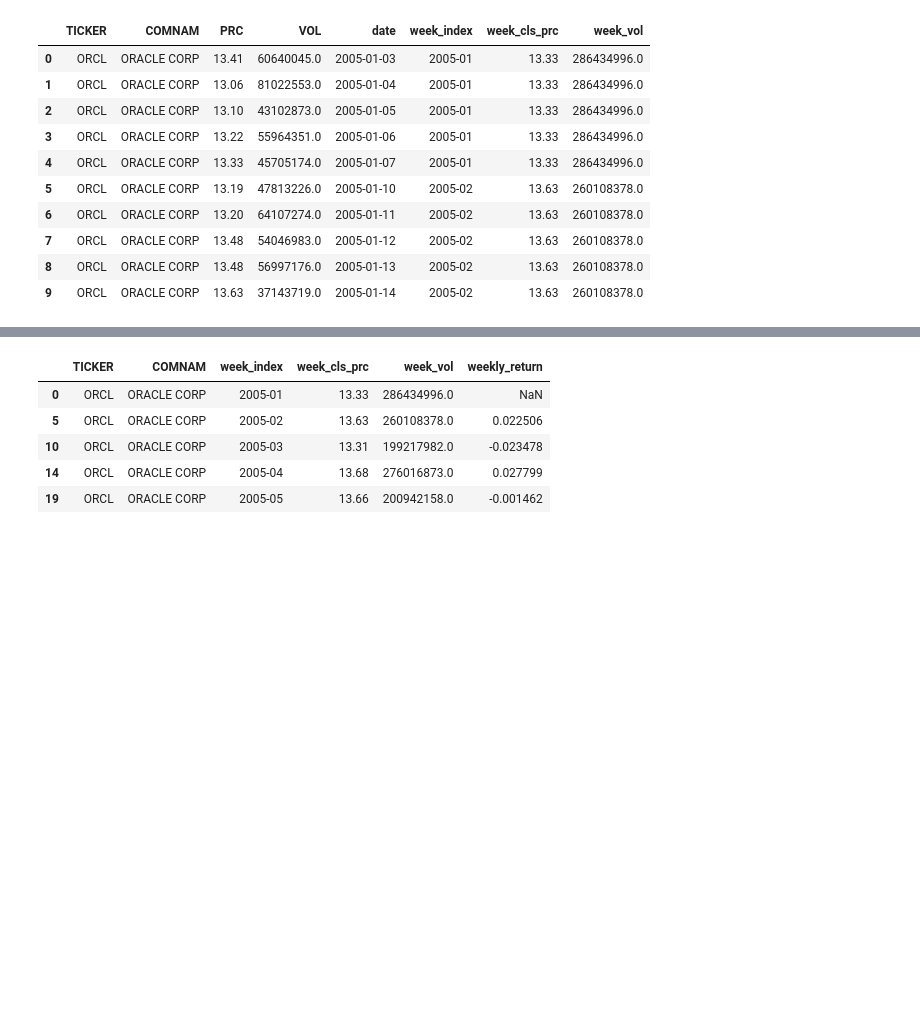
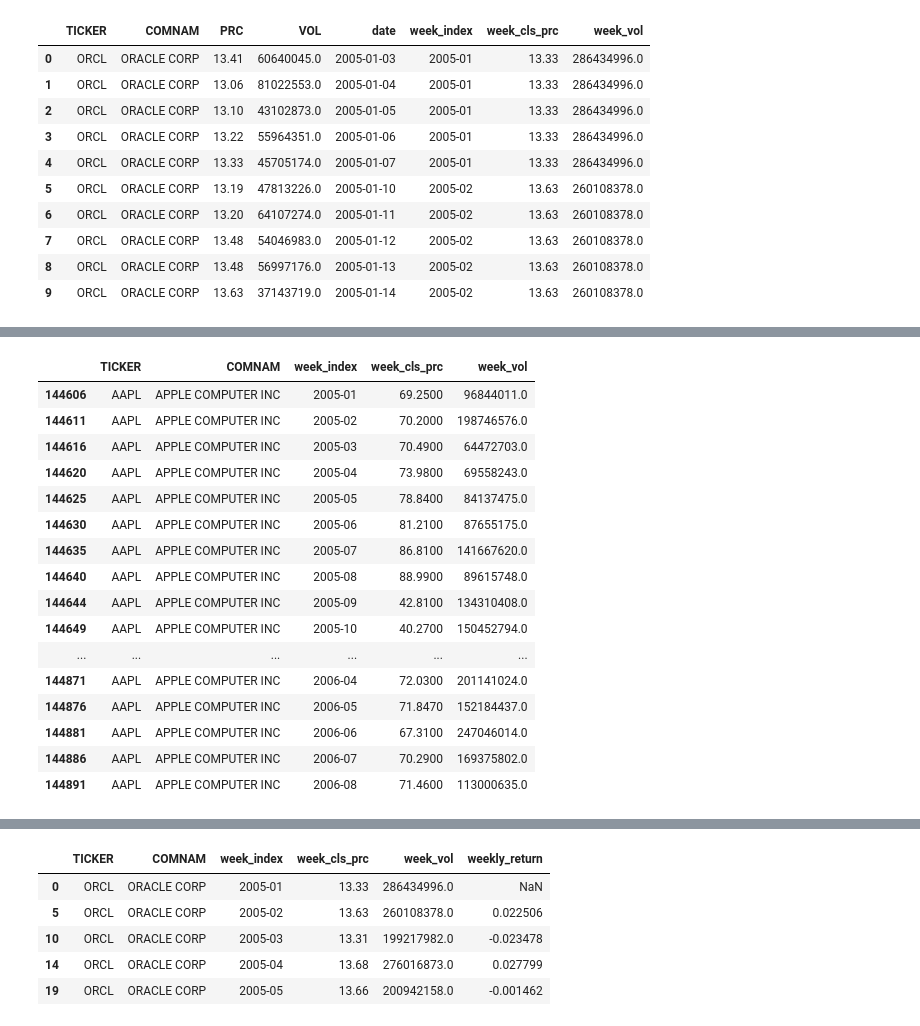
Before and after one commit to nikanhg/investor-attention-returns-patern, a Jupyter notebook: data-extraction/market_extraction.ipynb, the cells around one changed output, grey strips where cells are left out. Cells and saved outputs as stored; diff of their text form; code cells hidden in the pictures; blank space fills up the shorter version.

```diff
--- a/data-extraction/market_extraction.ipynb
+++ b/data-extraction/market_extraction.ipynb
@@ -253,0 +264,21 @@ df5.head()
+# %%
+dfa = df5[df5['TICKER'] =='AAPL']
+dfa.head(60)
+# %% [output]
+|  | TICKER | COMNAM | week_index | week_cls_prc | week_vol |
+| 144606 | AAPL | APPLE COMPUTER INC | 2005-01 | 69.2500 | 96844011.0 |
+| 144611 | AAPL | APPLE COMPUTER INC | 2005-02 | 70.2000 | 198746576.0 |
+| 144616 | AAPL | APPLE COMPUTER INC | 2005-03 | 70.4900 | 64472703.0 |
+| 144620 | AAPL | APPLE COMPUTER INC | 2005-04 | 73.9800 | 69558243.0 |
+| 144625 | AAPL | APPLE COMPUTER INC | 2005-05 | 78.8400 | 84137475.0 |
+| 144630 | AAPL | APPLE COMPUTER INC | 2005-06 | 81.2100 | 87655175.0 |
+| 144635 | AAPL | APPLE COMPUTER INC | 2005-07 | 86.8100 | 141667620.0 |
+| 144640 | AAPL | APPLE COMPUTER INC | 2005-08 | 88.9900 | 89615748.0 |
+| 144644 | AAPL | APPLE COMPUTER INC | 2005-09 | 42.8100 | 134310408.0 |
+| 144649 | AAPL | APPLE COMPUTER INC | 2005-10 | 40.2700 | 150452794.0 |
+| ... | ... | ... | ... | ... | ... |
+| 144871 | AAPL | APPLE COMPUTER INC | 2006-04 | 72.0300 | 201141024.0 |
+| 144876 | AAPL | APPLE COMPUTER INC | 2006-05 | 71.8470 | 152184437.0 |
+| 144881 | AAPL | APPLE COMPUTER INC | 2006-06 | 67.3100 | 247046014.0 |
+| 144886 | AAPL | APPLE COMPUTER INC | 2006-07 | 70.2900 | 169375802.0 |
+| 144891 | AAPL | APPLE COMPUTER INC | 2006-08 | 71.4600 | 113000635.0 |
```
Also changed, not shown: parts of 4 cells of this notebook, 1 other file.
